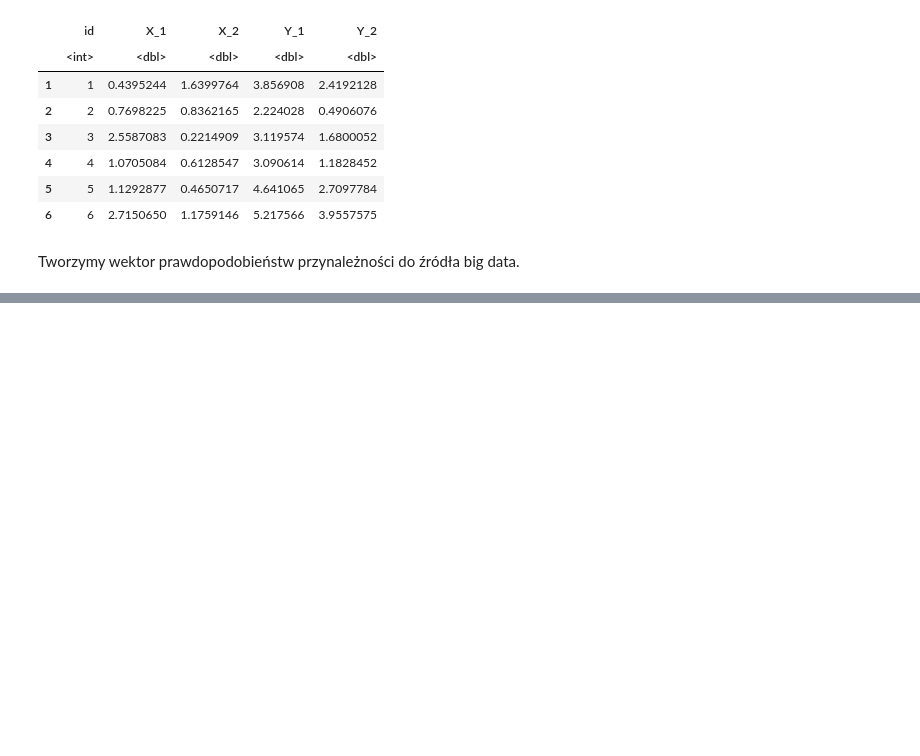
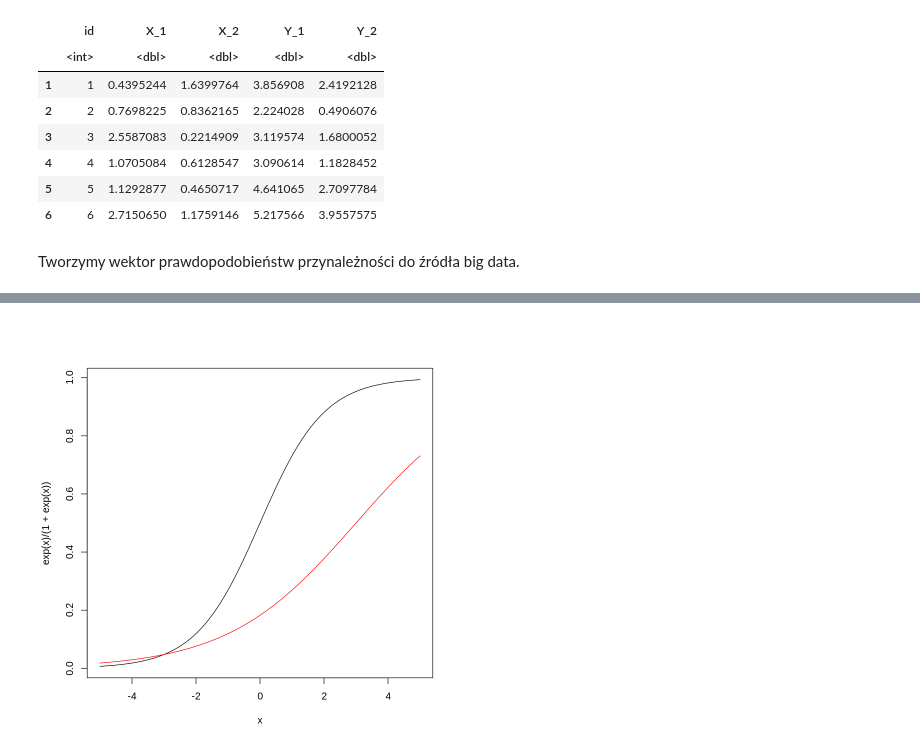
Before and after one commit to DepartmentOfStatisticsPUE/bi-2021, a Jupyter notebook: materialy-wyklady/bi_2021_03_15.ipynb, the cells around one changed output, grey strips where cells are left out. Saved outputs shown, nothing was run; the diff lists cells and outputs as text; code cells hidden in the pictures; blank space fills up the shorter version.

```diff
--- a/materialy-wyklady/bi_2021_03_15.ipynb
+++ b/materialy-wyklady/bi_2021_03_15.ipynb
@@ -43,0 +45,5 @@ A data.frame: 6 × 6
+# %%
+curve(expr = exp(x)/(1+exp(x)), from = -5, to = 5)
+curve(expr = exp(-0.5 + 0.5*(x-2))/(1+exp(-0.5 + 0.5*(x-2))), from = -5, to = 5, add = TRUE, col = "red")
+# %% [output]
+[figure, added]
```
Also changed, not shown: parts of 11 cells of this notebook.
